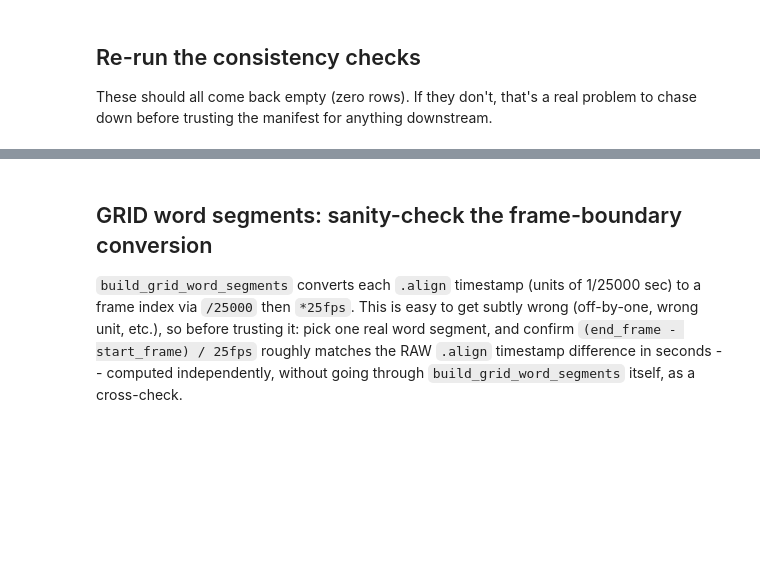
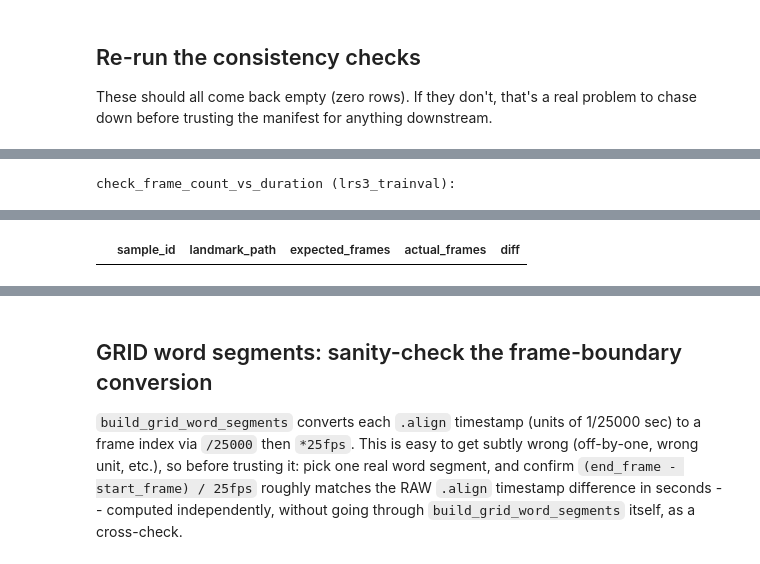
Before and after one commit to azariasabera/fusion-avsr, a Jupyter notebook: notebooks/01_verify_manifests.ipynb, the cells around one changed output, grey strips where cells are left out. Cells and saved outputs as stored; diff of their text form; code cells hidden in the pictures; blank space fills up the shorter version.

```diff
--- a/notebooks/01_verify_manifests.ipynb
+++ b/notebooks/01_verify_manifests.ipynb
@@ -54,13 +58,22 @@ this first interactive pass; only remove it (`LIMIT = None`) once
 everything below looks right and you're ready to build the full
 manifests.
 # %%
-# TODO: fill in for Roihu
-LRS3_ROOT = Path("/scratch/project_2020712/datasets/lrs3")
-GRID_ROOT = Path("/scratch/project_2020712/datasets/kaggle_lipnet/datasets/jedidiahangekouakou/grid-corpus-dataset-for-training-lipnet/versions/1/data")
-GRID_LANDMARKS_ROOT = Path("/scratch/project_2020712/datasets/grid_landmarks")  # from scripts/extract_landmarks_grid.py
-MATTYMCHEN_PARQUET_DIR = LRS3_ROOT / "test-mattymchen" / "data"
+# TODO: fill in correct paths
+DATASET_ROOT = Path("your_path_to_dataset")
+LRS3_ROOT = DATASET_ROOT / "lrs3"
 
-AUDIO_OUTPUT_DIR = Path("/scratch/project_2020712/datasets/extracted_audio")  # from scripts/extract_audio.sh
+grid_all_path = "kaggle_lipnet/datasets/jedidiahangekouakou/grid-corpus-dataset-for-training-lipnet/versions/1/data"
+GRID_ROOT = DATASET_ROOT / grid_all_path
+GRID_LANDMARKS_ROOT = DATASET_ROOT / "grid_landmarks"  # from scripts/extract_landmarks_grid.py
+
+LRS3_TRAINVAL_LANDMARKS_ROOT = LRS3_ROOT / "landmarks" / "LRS3_landmarks" / "trainval"
+LRS3_TRAINVAL_VIDEO_ROOT = LRS3_ROOT / "ainncy" / "trainval"
+
+LRS3_TEST_PARQUET_DIR = LRS3_ROOT / "test-mattymchen" / "data"
+LRS3_TEST_MAPPING_CSV = LRS3_ROOT / "test-mattymchen" / "lrs3_test_video_id_mapping.csv"
+LRS3_TEST_LANDMARKS_ROOT = LRS3_ROOT / "landmarks" / "LRS3_landmarks" / "test"
+
+AUDIO_OUTPUT_DIR = DATASET_ROOT / "extracted_audio"  # from scripts/extract_audio.sh
 MANIFEST_DIR = REPO_ROOT / "manifests"
 
 LIMIT = 5  # a couple of examples from each dataset, not the whole thing
@@ -74,6 +129,11 @@ iteration loop for checking the manifest builders actually work against
 real data before committing to a full run.
 # %%
 lrs3_trainval_manifest = build_lrs3_trainval_manifest(
-    LRS3_ROOT, AUDIO_OUTPUT_DIR, limit=LIMIT,
-)
-lrs3_trainval_manifest.head()
+    video_root=LRS3_TRAINVAL_VIDEO_ROOT,
+    audio_output_dir=AUDIO_OUTPUT_DIR,
+    landmarks_root=LRS3_TRAINVAL_LANDMARKS_ROOT,
+    output_csv="lrs3_trainval_manifest.csv")#, limit=LIMIT)
+
+print(lrs3_trainval_manifest.shape)
+print()
+print(lrs3_trainval_manifest.head(2))
@@ -89,0 +194,3 @@ mattymchen_manifest.head()
+# %%
+lrs3_trainval_manifest = clean_manifest(lrs3_trainval_manifest, log_path="lrs3_trainval_dropped_clips.log")
+print(lrs3_trainval_manifest.shape)
@@ -111,6 +288,5 @@ display(check_file_existence(mattymchen_manifest))
 # %%
 print("check_frame_count_vs_duration (lrs3_trainval):")
 display(check_frame_count_vs_duration(lrs3_trainval_manifest))
-
-print("check_frame_count_vs_duration (grid):")
-display(check_frame_count_vs_duration(grid_manifest))
+# %% [output]
+check_frame_count_vs_duration (lrs3_trainval):
@@ -116,0 +294 @@ display(check_frame_count_vs_duration(grid_manifest))
+|  | sample_id | landmark_path | expected_frames | actual_frames | diff |
```
Also changed, not shown: parts of 28 cells of this notebook, 4 other files.
